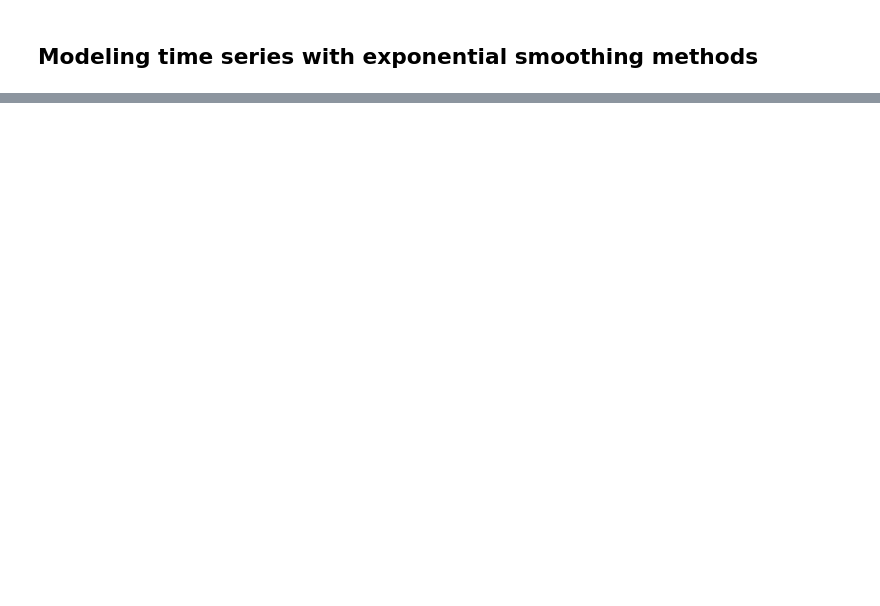
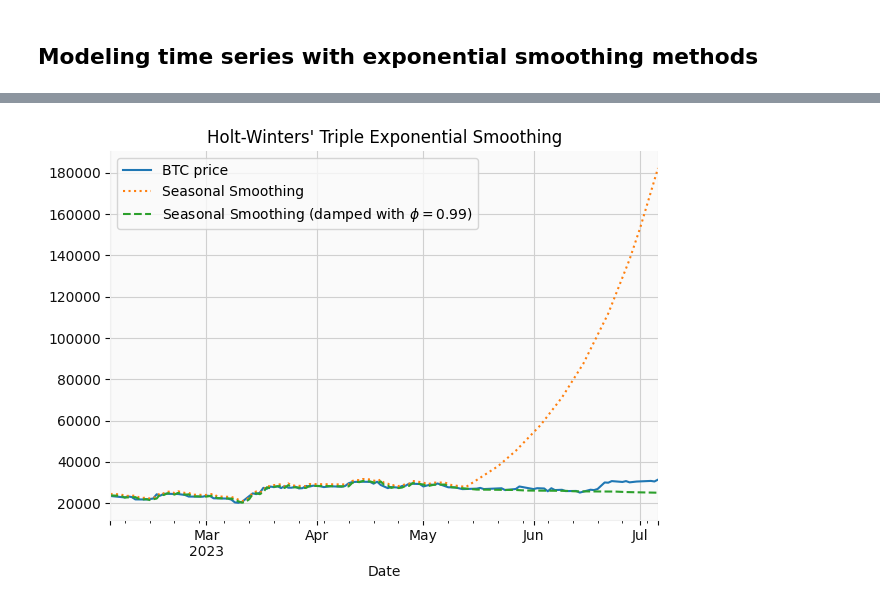
Before and after one commit to AmirGhnbr/statistical_time_series_analysis, a Jupyter notebook: statistical_time_series_analysis.ipynb, the cells around one changed output, grey strips where cells are left out. Cells and saved outputs as stored; diff of their text form; code cells hidden in the pictures; blank space fills up the shorter version.

```diff
--- a/statistical_time_series_analysis.ipynb
+++ b/statistical_time_series_analysis.ipynb
@@ -277,0 +382,17 @@ from statsmodels.tsa.holtwinters import (ExponentialSmoothing,
+# %%
+SEASONAL_PERIODS = 7
+
+# Holt-Winters' model with exponential trend
+hw_1 = ExponentialSmoothing(df_train,
+                            trend="mul",
+                            seasonal="add",
+                            seasonal_periods=SEASONAL_PERIODS).fit()
+hw_forecast_1 = hw_1.forecast(test_len)
+
+# Holt-Winters' model with exponential trend and damping
+hw_2 = ExponentialSmoothing(df_train,
+                            trend="mul",
+                            seasonal="add",
+                            seasonal_periods=SEASONAL_PERIODS,
+                            damped_trend=True).fit()
+hw_forecast_2 = hw_2.forecast(test_len)
@@ -277,0 +416,24 @@ from statsmodels.tsa.holtwinters import (ExponentialSmoothing,
+# %%
+hw_df = data.copy()
+hw_df["hw_1"] = pd.concat([hw_1.fittedvalues,hw_forecast_1])
+hw_df["hw_2"] = pd.concat([hw_2.fittedvalues,hw_forecast_2])
+
+fig, ax = plt.subplots()
+hw_df = hw_df[hw_df.index>'2023-02']
+hw_df[['Adj Close','hw_1','hw_2']].plot(
+    style=["-",":","--"], ax=ax,
+    title="Holt-Winters' Triple Exponential Smoothing"
+)
+phi = hw_2.model.params["damping_trend"]
+
+labels = [
+    "BTC price",
+    "Seasonal Smoothing",
+    f"Seasonal Smoothing (damped with $\phi={phi:.2f}$)"
+]
+ax.legend(labels)
+
+sns.despine()
+plt.tight_layout()
+# %% [output]
+[figure, added]
```
Also changed, not shown: parts of 25 cells of this notebook.
